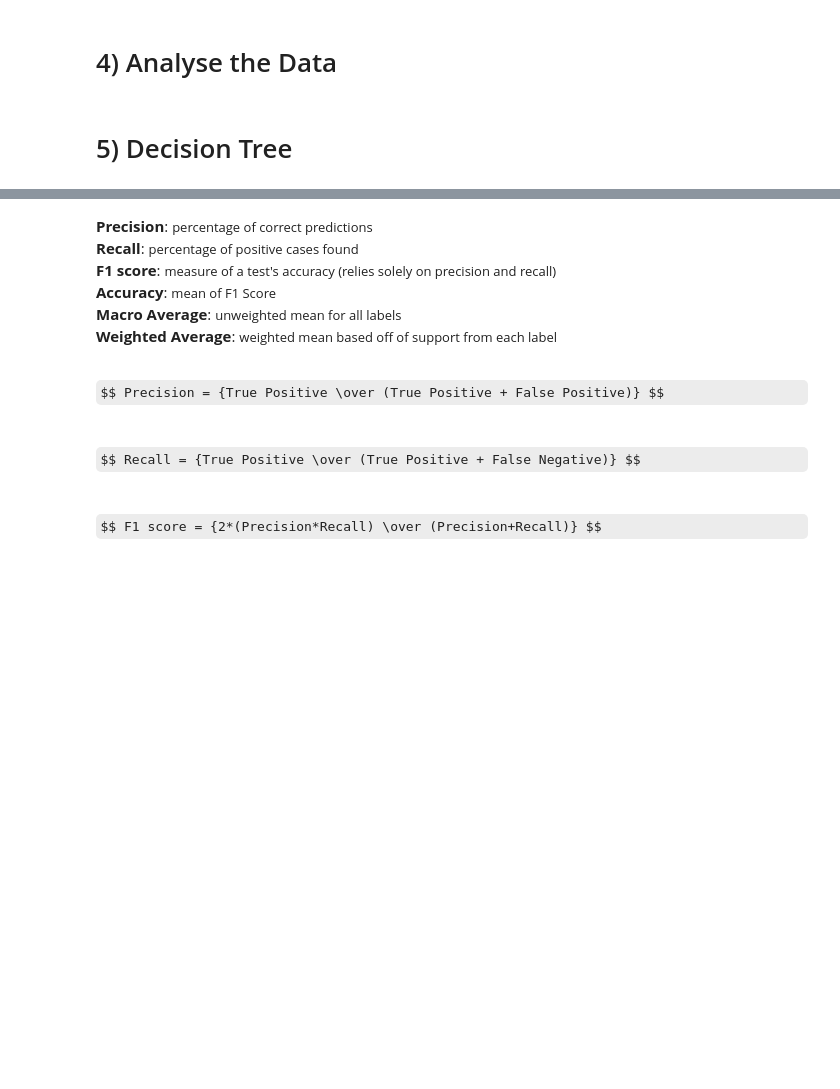
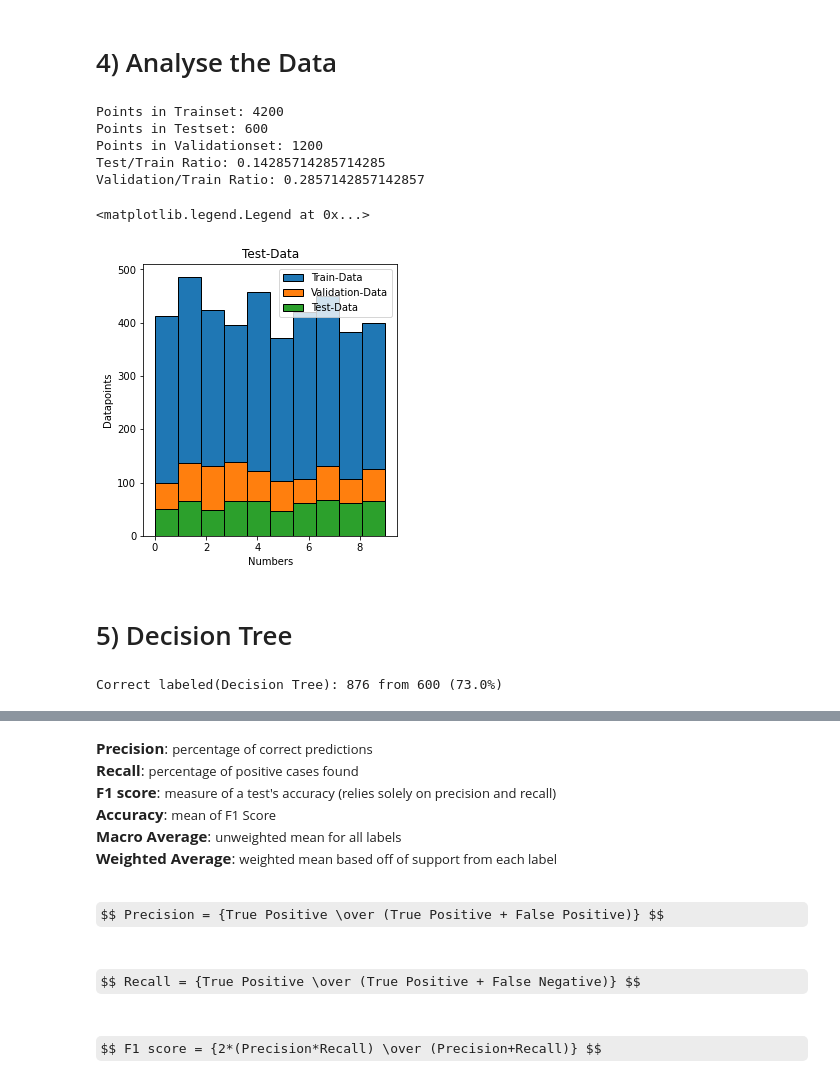
Before and after one commit to Roxxon360/MachineLearningAlgorithms_WS2022, a Jupyter notebook: Ass1-IlyesSeidlWagermaier.ipynb, the cells around one changed output, grey strips where cells are left out. Saved outputs shown, nothing was run; the diff lists cells and outputs as text; code cells hidden in the pictures; some formulas as TeX source; blank space fills up the shorter version.

Commit message:
refact: replaced test with validation set

```diff
--- a/Ass1-IlyesSeidlWagermaier.ipynb
+++ b/Ass1-IlyesSeidlWagermaier.ipynb
@@ -56,30 +61,51 @@ plt.show()
 # %%
 print("Points in Trainset: " + str(len(y_train)))
 print("Points in Testset: " + str(len(y_test)))
+print("Points in Validationset: " + str(len(y_val)))
 print("Test/Train Ratio: " + str(len(y_test)/len(y_train)))
+print("Validation/Train Ratio: " + str(len(y_val)/len(y_train)))
 
 plt.figure(1)
 plt.align = "mid"
-plt.subplot(121)
+
+plt.subplot(1, 2, 1)
 plt.hist(y_train,10,edgecolor="black")
 plt.title("Train-Data")
 plt.xlabel("Numbers")
 plt.ylabel("Datapoints")
-plt.subplot(122)
+
+#plt.subplot(1, 2, 2)
+plt.hist(y_val,10,edgecolor="black")
+plt.title("Validation-Data & Test-Data")
+plt.xlabel("Numbers")
+plt.ylabel("Datapoints")
+
 plt.hist(y_test,10,edgecolor="black")
 plt.title("Test-Data")
 plt.ylabel("Datapoints")
 plt.xlabel("Numbers")
+
+plt.legend(["Train-Data", "Validation-Data", "Test-Data"])
+# %% [output]
+Points in Trainset: 4200
+Points in Testset: 600
+Points in Validationset: 1200
+Test/Train Ratio: 0.14285714285714285
+Validation/Train Ratio: 0.2857142857142857
+<matplotlib.legend.Legend at 0x...>
+[figure, added]
 # %% [markdown]
 # 5) Decision Tree
 # %%
-DTC = tree.DecisionTreeClassifier() # creates the decision tree classifier (default = "gini")
-DTC.fit(X_train, y_train) # trains the model
-predicted = DTC.predict(X_test) # classifies/predicts incoming test data
+dtc = tree.DecisionTreeClassifier() # creates the decision tree classifier (default = "gini")
+dtc.fit(X_train, y_train) # trains the model
+predicted = dtc.predict(X_val) # classifies/predicts incoming test data
 
-dtc_correct_labeled = (y_test == predicted).sum()
+dtc_correct_labeled = (y_val == predicted).sum()
 print("Correct labeled(Decision Tree): " + str(dtc_correct_labeled) + " from " + \
-      str(total_points_testSet) + " (" + str((dtc_correct_labeled/total_points_testSet)*100) +"%)")
+      str(total_points_testSet) + " (" + str((dtc_correct_labeled/total_points_valSet)*100) +"%)")
+# %% [output]
+Correct labeled(Decision Tree): 876 from 600 (73.0%)
 # %%
 print(
     f"Classification report of DecisionTreeClassifier():\n"
```
Also changed, not shown: parts of 10 cells of this notebook.
